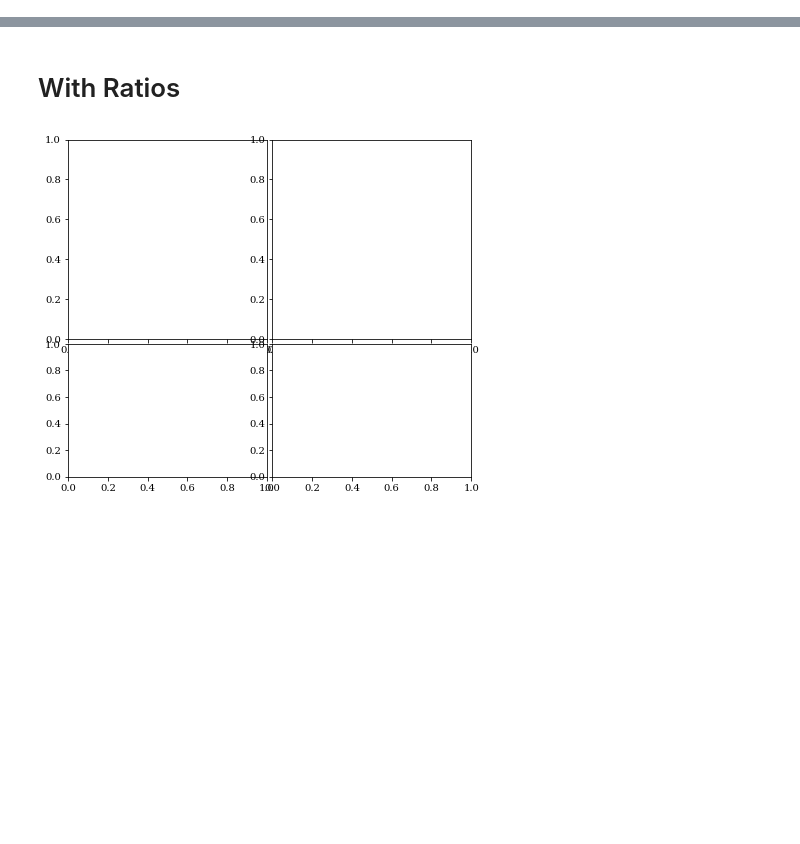
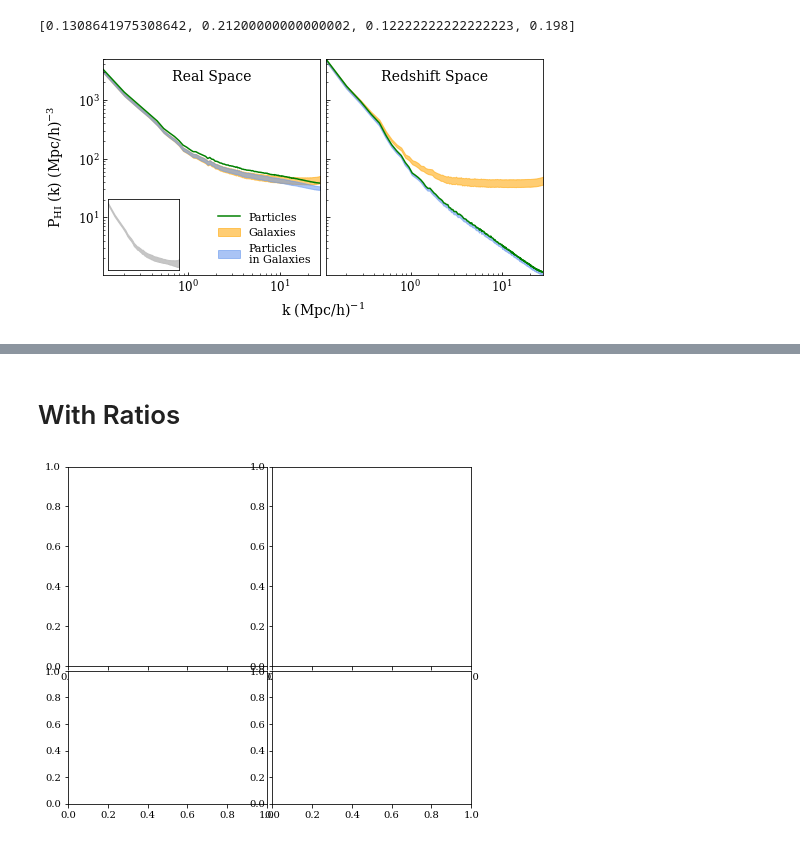
Before and after one commit to calvinosinga/hcolor, a Jupyter notebook: fig_md_analysis/HI_auto/HI_auto_pk.ipynb, the cells around one changed output, grey strips where cells are left out. Saved outputs shown, nothing was run; the diff lists cells and outputs as text; code cells hidden in the pictures; blank space fills up the shorter version.

```diff
--- a/fig_md_analysis/HI_auto/HI_auto_pk.ipynb
+++ b/fig_md_analysis/HI_auto/HI_auto_pk.ipynb
@@ -55,6 +55,6 @@ for i in range(dim[0]):
 # %%
 # axes
-flib.xLimAdjustToNyquist()
+flib.xLimAdjustToNyquist(shift = 6)
 flib.flushYAxisToData()
 flib.matchAxisLimits()
 flib.logAxis()
@@ -65,7 +65,7 @@ flib.changeTickParams({'labelsize':12})
 
 # labels
 colkw = {'fontsize':14}
-legkw = {'fontsize':12, 'loc':'lower left'}
+legkw = {'fontsize':11, 'loc':'lower right'}
 # flib.colLabels(['Real Space', 'Redshift Space'])
 axiskw = {'fontsize':14}
 xpos = [0.5, flib.yborder[0]/2/flib.figsize[1]]
@@ -83,0 +84,20 @@ fig_no_ratio.savefig('HI_auto_pk_small.pdf')
+# %%
+smallsize = flib.panel_length * (0.33)
+xstart = (flib.xborder[0] + flib.panel_length*0.02)/flib.figsize[0]
+xend =xstart + smallsize/flib.figsize[0]
+
+ystart = (flib.yborder[1] + flib.panel_length * 0.02)/flib.figsize[1]
+yend = ystart + smallsize/flib.figsize[1]
+smallpos = [xstart, ystart, smallsize / flib.figsize[0], smallsize / flib.figsize[1]]
+small_left = fig_no_ratio.add_axes(smallpos, zorder = 2)
+small_left.tick_params(axis = 'both', which = 'both', bottom = False, top = False, left = False, labelbottom = False,
+                       labelleft=False)
+flib.plotFill((0,0), {'is_auto':True}, figarr[0,0], ax = small_left, fill_kwargs = {'color':'silver', 'alpha':0.9} )
+small_left.loglog()
+xlim = flib.panels[0,0].get_xlim()
+small_left.set_xlim(xlim[0], xlim[1])
+print(smallpos)
+fig_no_ratio
+# %% [output]
+[0.1308641975308642, 0.21200000000000002, 0.12222222222222223, 0.198]
+[figure, added]
```
Also changed, not shown: parts of 10 cells of this notebook, 7 other files.
